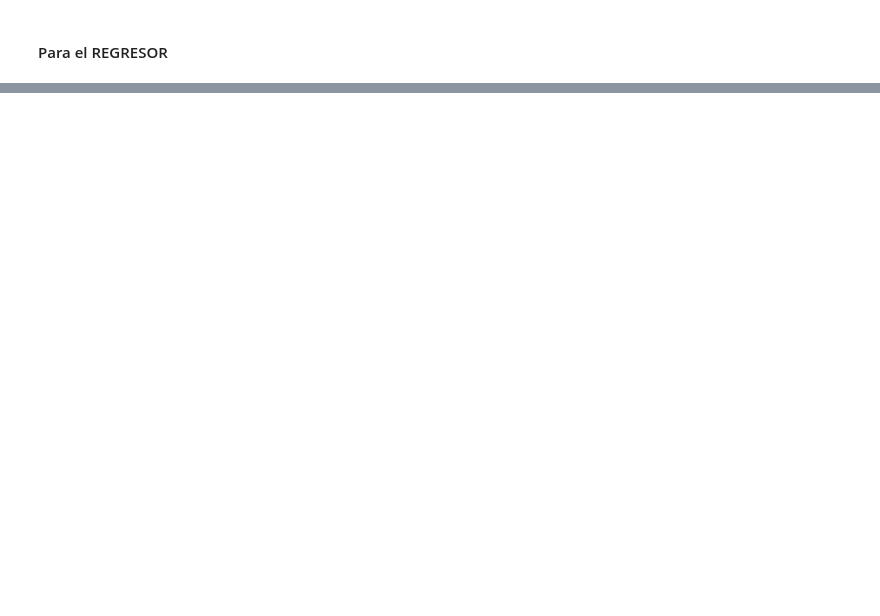
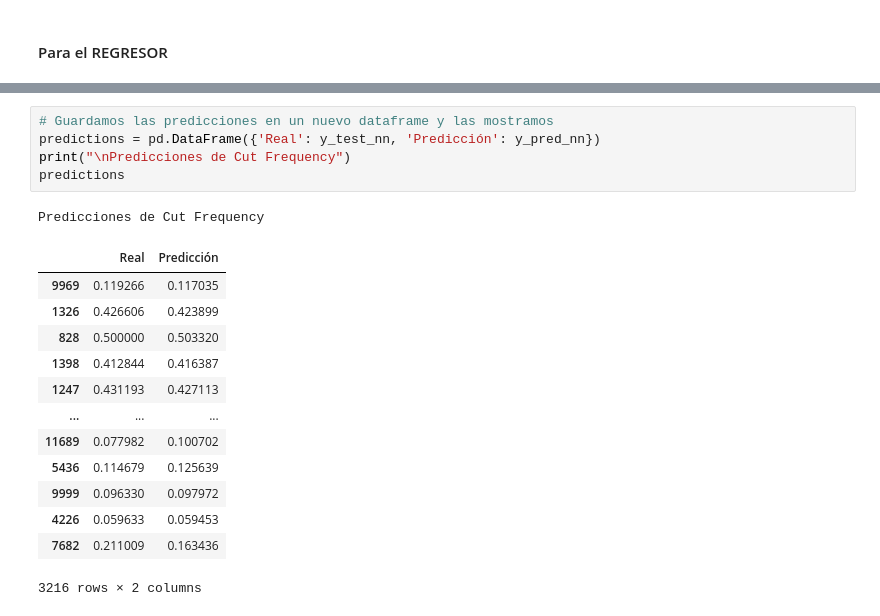
Before and after one commit to ricardordf/IA_visual, a Jupyter notebook: ML_A6.ipynb, the cells around one changed output, grey strips where cells are left out. Cells and saved outputs as stored; diff of their text form; blank space fills up the shorter version.

```diff
--- a/ML_A6.ipynb
+++ b/ML_A6.ipynb
@@ -629,0 +728,20 @@ Median Absolute Error: 0.025043062358786894
+# %%
+# Guardamos las predicciones en un nuevo dataframe y las mostramos
+predictions = pd.DataFrame({'Real': y_test_nn, 'Predicción': y_pred_nn})
+print("\nPredicciones de Cut Frequency")
+predictions
+# %% [output]
+Predicciones de Cut Frequency
+|  | Real | Predicción |
+| 9969 | 0.119266 | 0.117035 |
+| 1326 | 0.426606 | 0.423899 |
+| 828 | 0.500000 | 0.503320 |
+| 1398 | 0.412844 | 0.416387 |
+| 1247 | 0.431193 | 0.427113 |
+| ... | ... | ... |
+| 11689 | 0.077982 | 0.100702 |
+| 5436 | 0.114679 | 0.125639 |
+| 9999 | 0.096330 | 0.097972 |
+| 4226 | 0.059633 | 0.059453 |
+| 7682 | 0.211009 | 0.163436 |
+3216 rows × 2 columns
```
Also changed, not shown: parts of 32 cells of this notebook.
